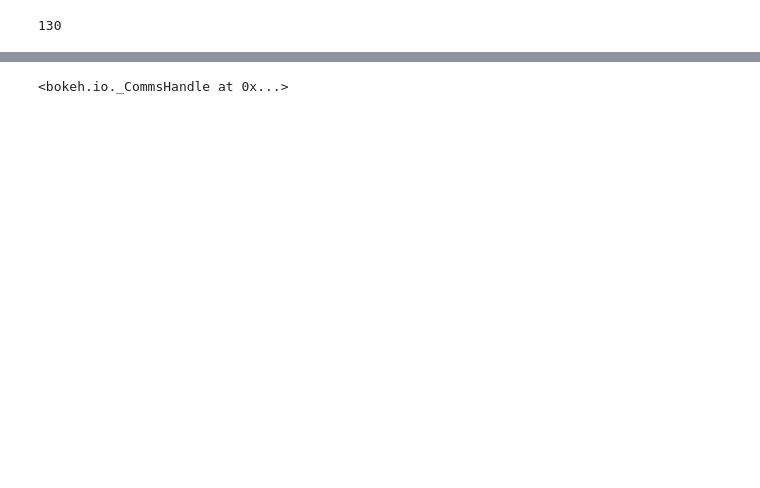
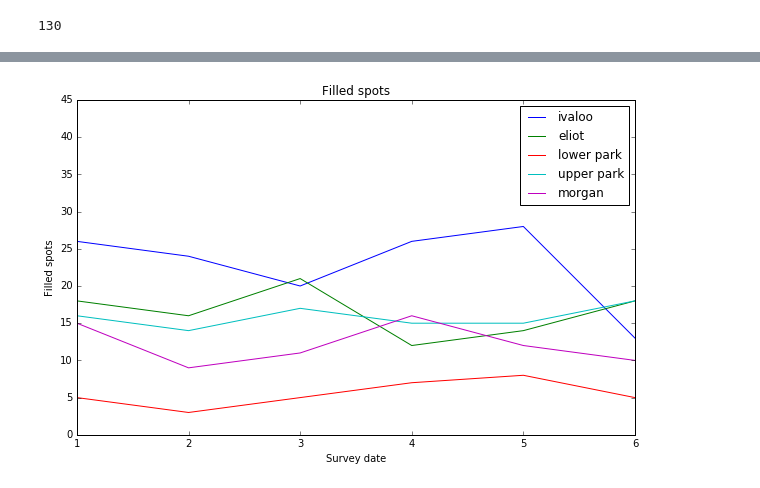
Before and after one commit to pingswept/park-street-parking-data, a Jupyter notebook: park-street-parking-data.ipynb, the cells around one changed output, grey strips where cells are left out. Saved outputs shown, nothing was run; the diff lists cells and outputs as text; code cells hidden in the pictures; blank space fills up the shorter version.

```diff
--- a/park-street-parking-data.ipynb
+++ b/park-street-parking-data.ipynb
@@ -9,18 +13,19 @@ street_data = {"eliot": [18, 16, 21, 12, 14, 18], "ivaloo": [26, 24, 20, 26, 28,
                 "lower park":[5, 3, 5, 7, 8, 5], "upper park": [16, 14, 17, 15, 15, 18]}
 
 
-from bokeh.plotting import figure, output_notebook, show
-
-x = [1454347247, 1454347248, 1454347249, 1454347250, 1454347251, 1454347252]
+x = [1,2,3,4,5,6]
+#x = [1454347247, 1454347248, 1454347249, 1454347250, 1454347251, 1454347252]
 
 colors={'eliot': 'red', 'ivaloo': 'green', 'morgan': 'blue', 'lower park': 'orange', 'upper park': 'purple'}
 
-output_notebook()
-
-p = figure(title="Filled Spots", y_range=[0,45], x_axis_label='date', y_axis_label='filled spots', x_axis_type="datetime")
+plt.figure(1, figsize=(10, 6))
+plt.xlabel('Survey date')
+plt.ylabel('Filled spots')
+plt.title('Filled spots')
 
 for name, count in street_data.items():
-    p.line(x, count, legend=name, line_width=2, color=colors[name])
-
-show(p)
+    plt.plot(x, count, label=name)
+plt.axis([1, 6, 0, 45])
+plt.legend()
+plt.show()
 # %% [output]
@@ -29,2 +32,2 @@ show(p)
-<bokeh.io._CommsHandle at 0x...>
+[figure, added]
 # %%
```
Also changed, not shown: parts of 4 cells of this notebook.
